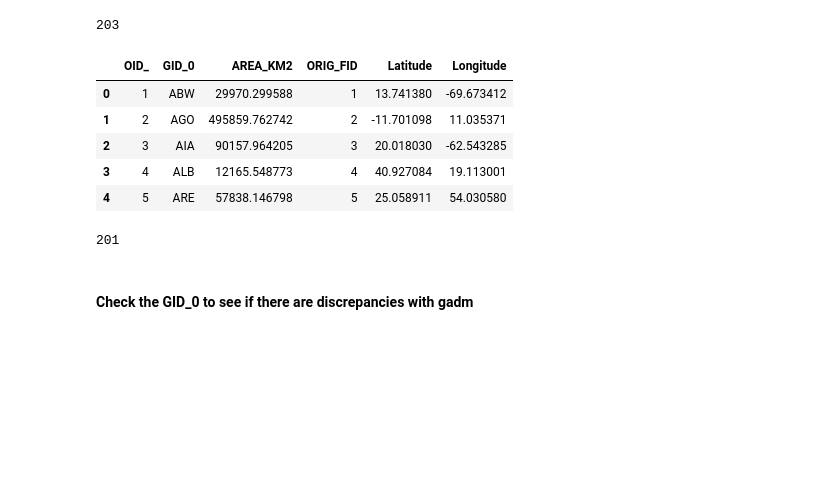
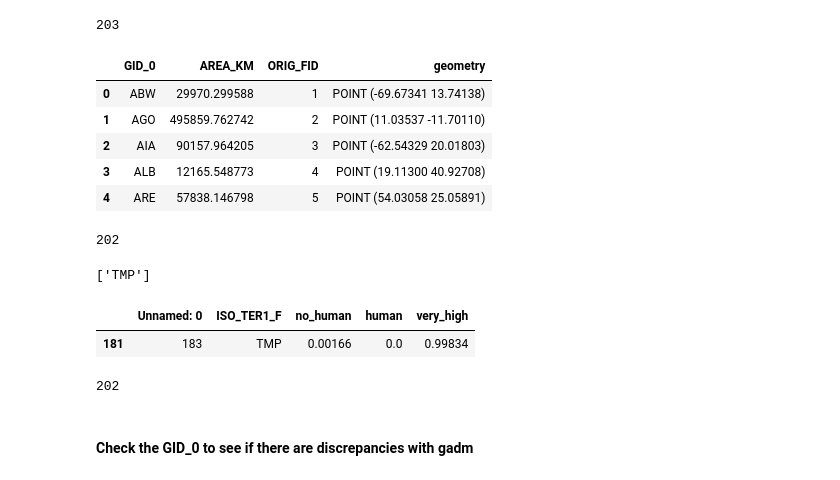
Before and after one commit to Vizzuality/he-scratchfolder, a Jupyter notebook: NRC_Marine.ipynb, the cells around one changed output. Saved outputs shown, nothing was run; the diff lists cells and outputs as text; code cells hidden in the pictures; blank space fills up the shorter version.

```diff
--- a/NRC_Marine.ipynb
+++ b/NRC_Marine.ipynb
@@ -24,9 +24,9 @@ path = '/Users/sofia/Documents/HE_Data/NRC/NRC_Marine'
 gadm = pd.read_csv('/Users/sofia/Documents/HE_Data/NRC/NRC_Terrestrial/NRC_Terrestrial_20220426.csv') # This is the updated gadm_centroid
 spi = pd.read_csv(f'{path}/Marine_SPI_by_country_202203323_ter-1.csv')# table with spi and protection
 mar = pd.read_csv(f'{path}/NRC_marine_species_data_20220323_ter-1.csv') # Species able provided by Alex (MOL)
-pop = pd.read_csv(f'{path}/Pop2020_EEZ.csv') # calculated in arcgis pro using the population2020.crf and the EEZ shapefile
+pop = pd.read_csv(f'{path}/Pop2020_eez.csv') # calculated in arcgis pro using the population2020.crf and the EEZ shapefile
 hm = pd.read_csv(f'{path}/marine_perc_human.csv') # human modification table
-EEZ = pd.read_csv(f'{path}/eez_dissolve_centroid.csv') # centroids of the EEZ created in ArcGIS pro (inside option deactivated so the centroid can fall outside the geometry)
+eez = gpd.read_file(f'{path}/eez_centroids/eez_centroids.shp')
 # %%
 gadm.head(1)
 # %% [output]
@@ -74,17 +74,34 @@ len(hm['ISO_TER1_F'].unique()) # There are 203 countries/territories that have h
 # %% [output]
 203
 # %%
-EEZ.head()
+eez.head()
 # %% [output]
-|  | OID_ | GID_0 | AREA_KM2 | ORIG_FID | Latitude | Longitude |
-| 0 | 1 | ABW | 29970.299588 | 1 | 13.741380 | -69.673412 |
-| 1 | 2 | AGO | 495859.762742 | 2 | -11.701098 | 11.035371 |
-| 2 | 3 | AIA | 90157.964205 | 3 | 20.018030 | -62.543285 |
-| 3 | 4 | ALB | 12165.548773 | 4 | 40.927084 | 19.113001 |
-| 4 | 5 | ARE | 57838.146798 | 5 | 25.058911 | 54.030580 |
+|  | GID_0 | AREA_KM | ORIG_FID | geometry |
+| 0 | ABW | 29970.299588 | 1 | POINT (-69.67341 13.74138) |
+| 1 | AGO | 495859.762742 | 2 | POINT (11.03537 -11.70110) |
+| 2 | AIA | 90157.964205 | 3 | POINT (-62.54329 20.01803) |
+| 3 | ALB | 12165.548773 | 4 | POINT (19.11300 40.92708) |
+| 4 | ARE | 57838.146798 | 5 | POINT (54.03058 25.05891) |
 # %%
-len(EEZ['GID_0'].unique()) # There are 201 countries/territories that have EEZ
+len(eez['GID_0'].unique()) # There are 202 countries/territories that have EEZ
 # %% [output]
-201
+202
+# %%
+# There are more hm countries than eez countries??
+list1 = list(eez['GID_0'].unique())
+list2 = list(hm['ISO_TER1_F'].unique())
+list(set(list2).difference(list1)) # 'TMP' not present in gadm or eez so let's remove it
+# %% [output]
+['TMP']
+# %%
+hm[hm.ISO_TER1_F=='TMP']
+# %% [output]
+|  | Unnamed: 0 | ISO_TER1_F | no_human | human | very_high |
+| 181 | 183 | TMP | 0.00166 | 0.0 | 0.99834 |
+# %%
+hm = hm.drop(index=[181])
+len(hm)
+# %% [output]
+202
 # %% [markdown]
 #### Check the GID_0 to see if there are discrepancies with gadm
```
Also changed, not shown: parts of 127 cells of this notebook, 4 other files.
